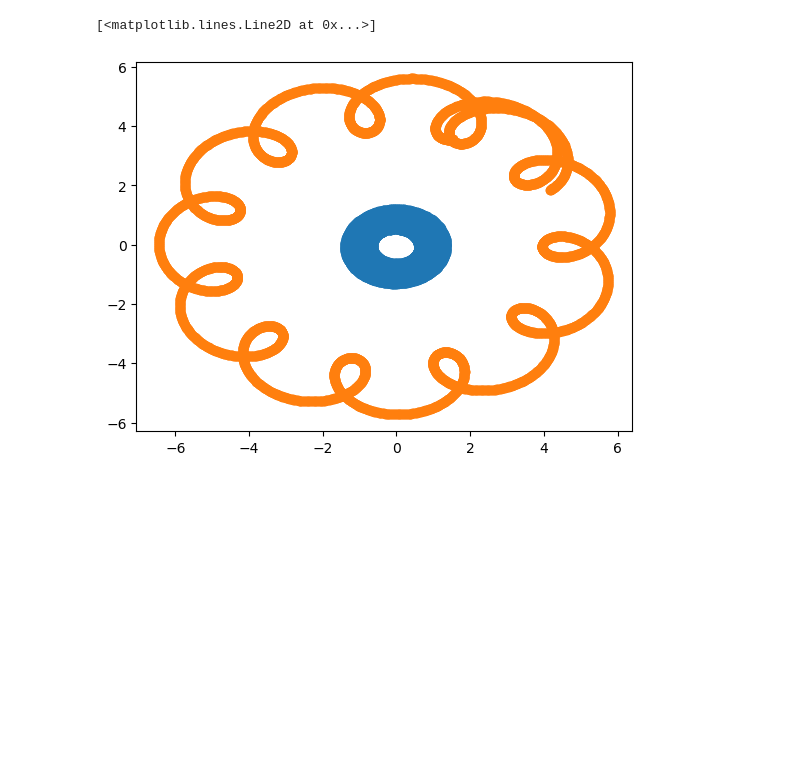
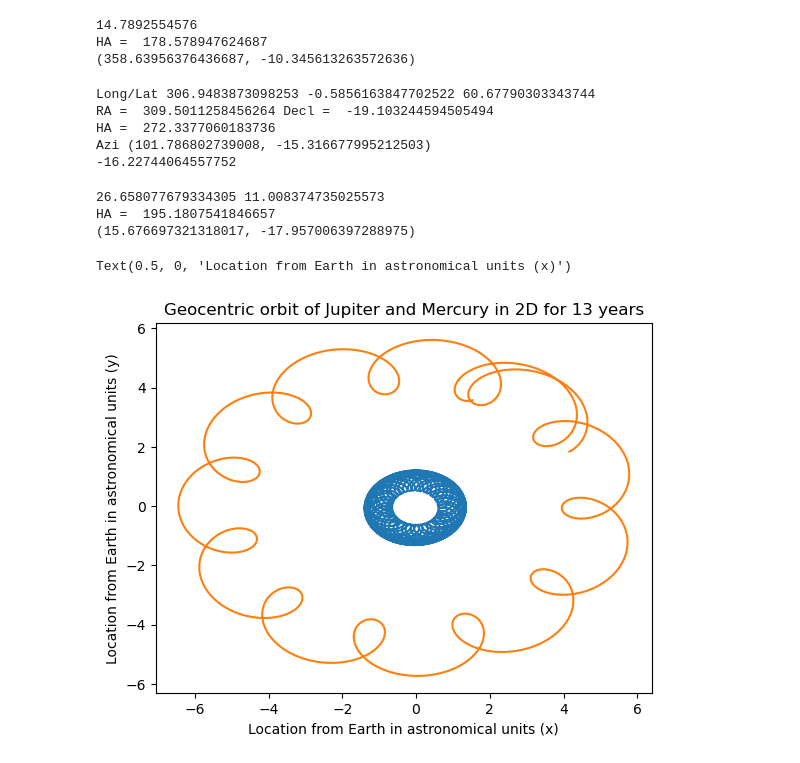
Before and after one commit to kpetwe/Orbital-Motion, a Jupyter notebook: WXML-Testing.ipynb, the cells around one changed output. Drawn from its saved outputs; the diff is of its cells as text; code cells hidden in the pictures; blank space fills up the shorter version.

```diff
--- a/WXML-Testing.ipynb
+++ b/WXML-Testing.ipynb
@@ -24,3 +27,53 @@ print(mer_geo_eq[0], mer_geo_eq[1], mer_geo_eq[2])
+# %%
+# Azi/Alt testing
+LST = om.OrbitalMotion.sidereal(0, sun_arr[9], 15)
+print(LST/15)
+azi = om.Coordinates.azimuthal(sphere[0], sphere[1], LST, 60)
+#sphere[2]
+#mpar = om.asind(1/sphere[2])
+#print(azi[0], azi[1] - mpar * om.cosd(azi[1]))
+print(azi)
+# %% [output]
+14.7892554576
+HA =  178.578947624687
+(358.63956376436687, -10.345613263572636)
+# %%
+d = om.OrbitalMotion.date(19, 4.0, 1990)
+sun_arr = om.OrbitalMotion.sunPos(d)
+moon_arr = om.OrbitalMotion.getPlanPos(0, d)
+# Geocentric Longitude and Latitude
+print("Long/Lat", om.rev(moon_arr[3]), moon_arr[4], moon_arr[5])
+#mag = sqrt(moon_arr[0] ** 2 + moon_arr[1] ** 2 + moon_arr[2] ** 2)
+#print(moon_arr[0], moon_arr[1], moon_arr[2])
+
+#print(moon_arr[0] / mag, moon_arr[1] / mag, moon_arr[2] / mag)
+# RA and Decl
+rect = om.Coordinates.rect(moon_arr[3], moon_arr[4])
+#print(rect)
+equat = om.Coordinates.ecEq(rect[0], rect[1], rect[2], sun_arr[11])
+#print(equat)
+sphere = om.Coordinates.sphere(equat[0], equat[1], equat[2])
+print('RA = ', om.rev(sphere[0]), "Decl = ", sphere[1])
+LST = om.OrbitalMotion.sidereal(0, sun_arr[9], 15)
+#print(LST/15)
+azi = om.Coordinates.azimuthal(sphere[0], sphere[1], LST, 60)
+print("Azi", azi)
+print(azi[1] - om.asind(1/moon_arr[5])*om.cosd(azi[1]))
+print(om.Coordinates.azmuthal(310.0017, -19.8790))
+# %% [output]
+Long/Lat 306.9483873098253 -0.5856163847702522 60.67790303343744
+RA =  309.5011258456264 Decl =  -19.103244594505494
+HA =  272.3377060183736
+Azi (101.786802739008, -15.316677995212503)
+-16.22744064557752
+# %%
+print(sun_arr[6], sun_arr[7])
+azi = om.Coordinates.azimuthal(sun_arr[6], sun_arr[7], LST, 60)
+print(azi)
+# %% [output]
+26.658077679334305 11.008374735025573
+HA =  195.1807541846657
+(15.676697321318017, -17.957006397288975)
 # %%
 """
     Collecting data for two planets starting at
@@ -48,12 +101,15 @@ for i in range (const):
     p2[1][i] = p2_geo_eq[1]
     p2[2][i] = p2_geo_eq[2]
     d += 1
-# %%
-plt.plot(p1[0], p1[1], 'o')
-plt.plot(p2[0], p2[1], 'o')
-# %% [output]
-[<matplotlib.lines.Line2D at 0x...>]
-[figure, removed]
+# %%
+plt.plot(p1[0], p1[1])
+plt.plot(p2[0], p2[1])
+plt.title("Geocentric orbit of Jupiter and Mercury in 2D for 13 years")
+plt.ylabel("Location from Earth in astronomical units (y)")
+plt.xlabel("Location from Earth in astronomical units (x)")
+# %% [output]
+Text(0.5, 0, 'Location from Earth in astronomical units (x)')
+[figure, added]
 # %%
 mag = np.sqrt((p1[0] - p2[0]) ** 2 + (p1[1] - p2[1]) ** 2 + (p1[2] - p2[2]) ** 2 )
 plt.plot(np.arange(0, const), mag)
```
Also changed, not shown: parts of 7 cells of this notebook, 1 other file.
